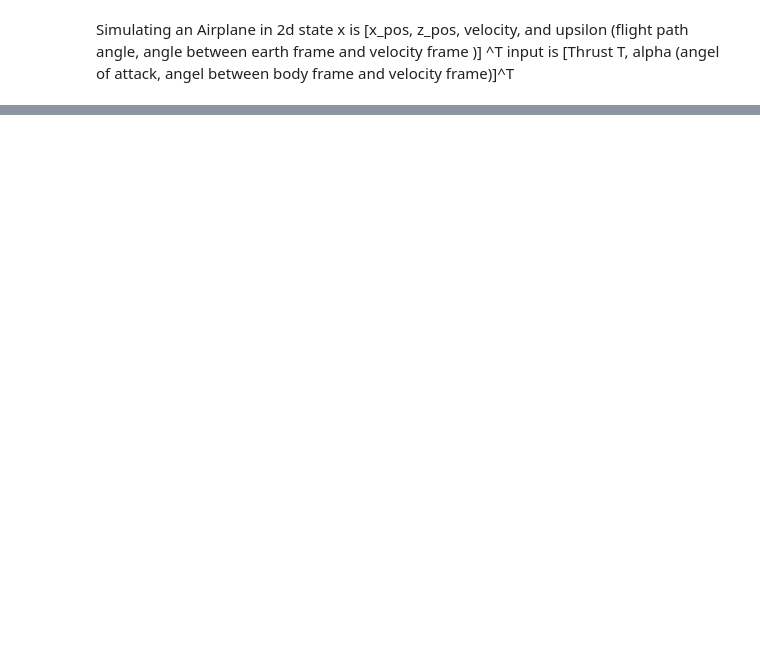
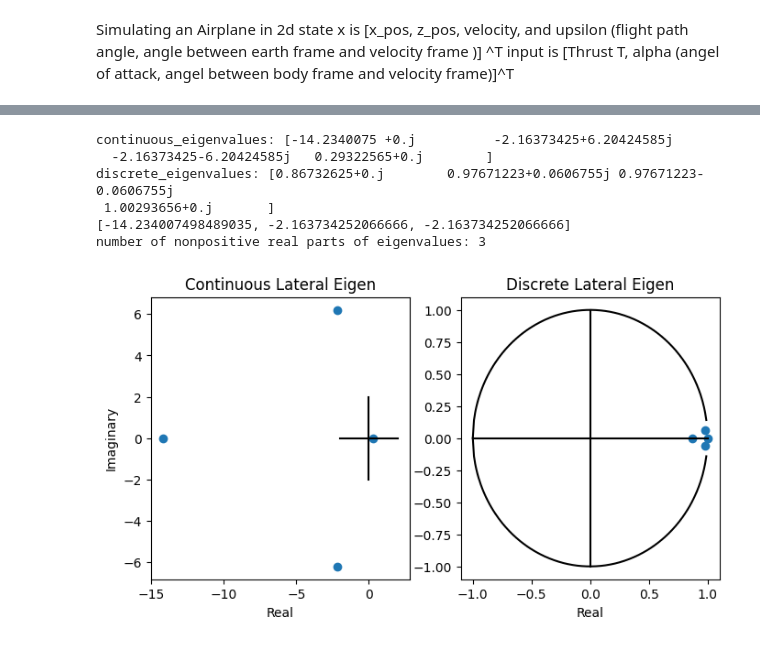
Before and after one commit to joek5555/ROB_599_example_code, a Jupyter notebook: airplane/airplane_3D_run.ipynb, the cells around one changed output, grey strips where cells are left out. Saved outputs shown, nothing was run; the diff lists cells and outputs as text; code cells hidden in the pictures; blank space fills up the shorter version.

```diff
--- a/airplane/airplane_3D_run.ipynb
+++ b/airplane/airplane_3D_run.ipynb
@@ -530,0 +615,42 @@ state_eq = np.array([[x_init], [y_init], [z_init], [phi_init], [theta_init], [ps
+# %%
+continuous_eig, discrete_eig = A_matrix_evalation(A_lat4, dt)
+print(f"continuous_eigenvalues: {continuous_eig}")
+print(f"discrete_eigenvalues: {discrete_eig}")
+x = [ele.real for ele in continuous_eig]
+y = [ele.imag for ele in continuous_eig]
+
+real_positive = [ele for ele in x if ele <= 0]
+print(real_positive)
+print(f"number of nonpositive real parts of eigenvalues: {len(real_positive)}")
+
+
+plt.figure(figsize=(8,4))
+plt.subplot(1,2,1)
+plt.title("Continuous Lateral Eigen")
+plt.scatter(x, y)
+plt.ylabel('Imaginary')
+plt.xlabel('Real')
+plt.plot(np.arange(-2,3,1), np.zeros(5), 'k')
+plt.plot(np.zeros(5), np.arange(-2,3,1), 'k')
+
+
+x = [ele.real for ele in discrete_eig]
+y = [ele.imag for ele in discrete_eig]
+plt.subplot(1,2,2)
+plt.title("Discrete Lateral Eigen")
+plt.scatter(x, y)
+plt.xlabel('Real')
+plt.plot(np.arange(-1,2,1), np.zeros(3), 'k')
+plt.plot(np.zeros(3), np.arange(-1,2,1), 'k')
+x_cir = np.arange(-1, 1, 0.01)
+y_cir_positive = np.sqrt(1 - x_cir**2)
+plt.plot(x_cir, y_cir_positive, 'k', x_cir, -y_cir_positive, 'k')
+plt.show()
+# %% [output]
+continuous_eigenvalues: [-14.2340075 +0.j          -2.16373425+6.20424585j
+  -2.16373425-6.20424585j   0.29322565+0.j        ]
+discrete_eigenvalues: [0.86732625+0.j        0.97671223+0.0606755j 0.97671223-0.0606755j
+ 1.00293656+0.j       ]
+[-14.234007498489035, -2.163734252066666, -2.163734252066666]
+number of nonpositive real parts of eigenvalues: 3
+[figure, added]
```
Also changed, not shown: parts of 21 cells of this notebook, 6 other files.
